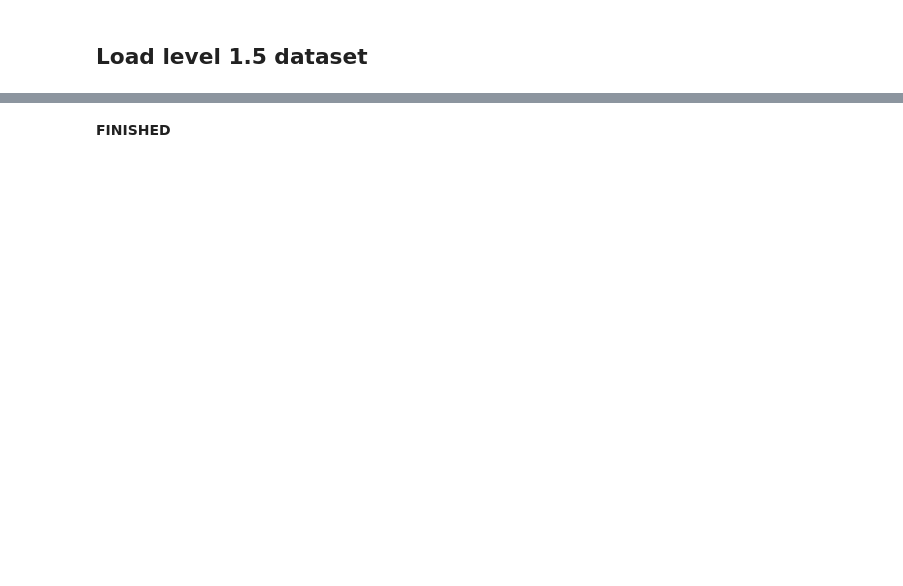
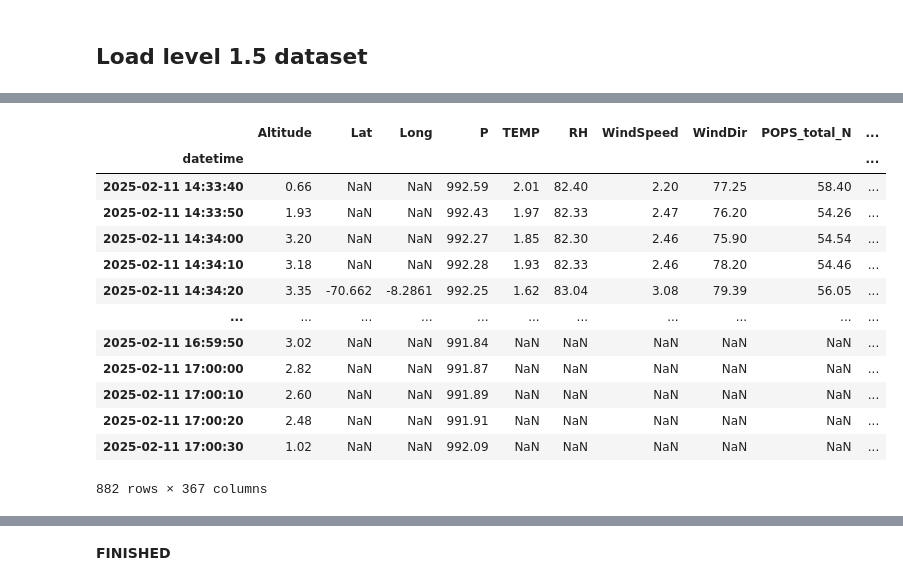
Before and after one commit to EERL-EPFL/helikite-data-processing, a Jupyter notebook: notebooks/level2_DataProcessing.ipynb, the cells around one changed output, grey strips where cells are left out. Drawn from its saved outputs; the diff is of its cells as text; code cells hidden in the pictures; blank space fills up the shorter version.

```diff
--- a/notebooks/level2_DataProcessing.ipynb
+++ b/notebooks/level2_DataProcessing.ipynb
@@ -322 +32,18 @@ df_level1_5
+# %%
+data_processor.average(rule="10s")
+# %% [output]
+|  | Altitude | Lat | Long | P | TEMP | RH | WindSpeed | WindDir | POPS_total_N | ... |
+| datetime |  |  |  |  |  |  |  |  |  | ... |
+| 2025-02-11 14:33:40 | 0.66 | NaN | NaN | 992.59 | 2.01 | 82.40 | 2.20 | 77.25 | 58.40 | ... |
+| 2025-02-11 14:33:50 | 1.93 | NaN | NaN | 992.43 | 1.97 | 82.33 | 2.47 | 76.20 | 54.26 | ... |
+| 2025-02-11 14:34:00 | 3.20 | NaN | NaN | 992.27 | 1.85 | 82.30 | 2.46 | 75.90 | 54.54 | ... |
+| 2025-02-11 14:34:10 | 3.18 | NaN | NaN | 992.28 | 1.93 | 82.33 | 2.46 | 78.20 | 54.46 | ... |
+| 2025-02-11 14:34:20 | 3.35 | -70.662 | -8.2861 | 992.25 | 1.62 | 83.04 | 3.08 | 79.39 | 56.05 | ... |
+| ... | ... | ... | ... | ... | ... | ... | ... | ... | ... | ... |
+| 2025-02-11 16:59:50 | 3.02 | NaN | NaN | 991.84 | NaN | NaN | NaN | NaN | NaN | ... |
+| 2025-02-11 17:00:00 | 2.82 | NaN | NaN | 991.87 | NaN | NaN | NaN | NaN | NaN | ... |
+| 2025-02-11 17:00:10 | 2.60 | NaN | NaN | 991.89 | NaN | NaN | NaN | NaN | NaN | ... |
+| 2025-02-11 17:00:20 | 2.48 | NaN | NaN | 991.91 | NaN | NaN | NaN | NaN | NaN | ... |
+| 2025-02-11 17:00:30 | 1.02 | NaN | NaN | 992.09 | NaN | NaN | NaN | NaN | NaN | ... |
+882 rows × 367 columns
 # %%
```
Also changed, not shown: parts of 44 cells of this notebook, 4 other files.
